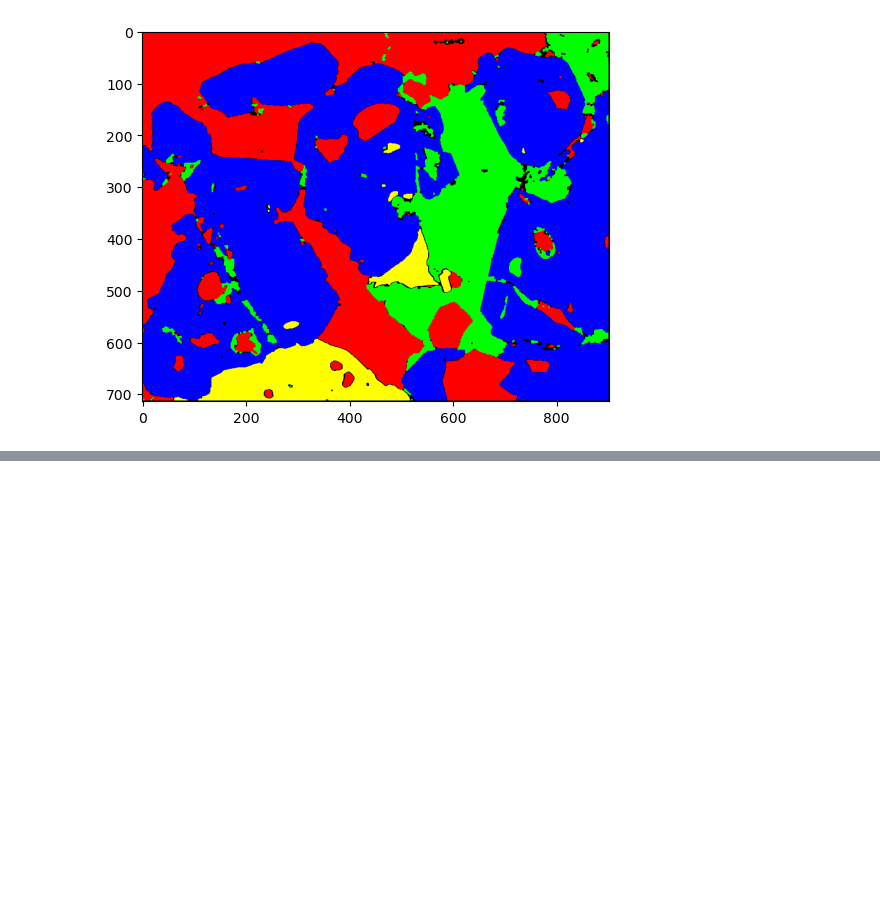
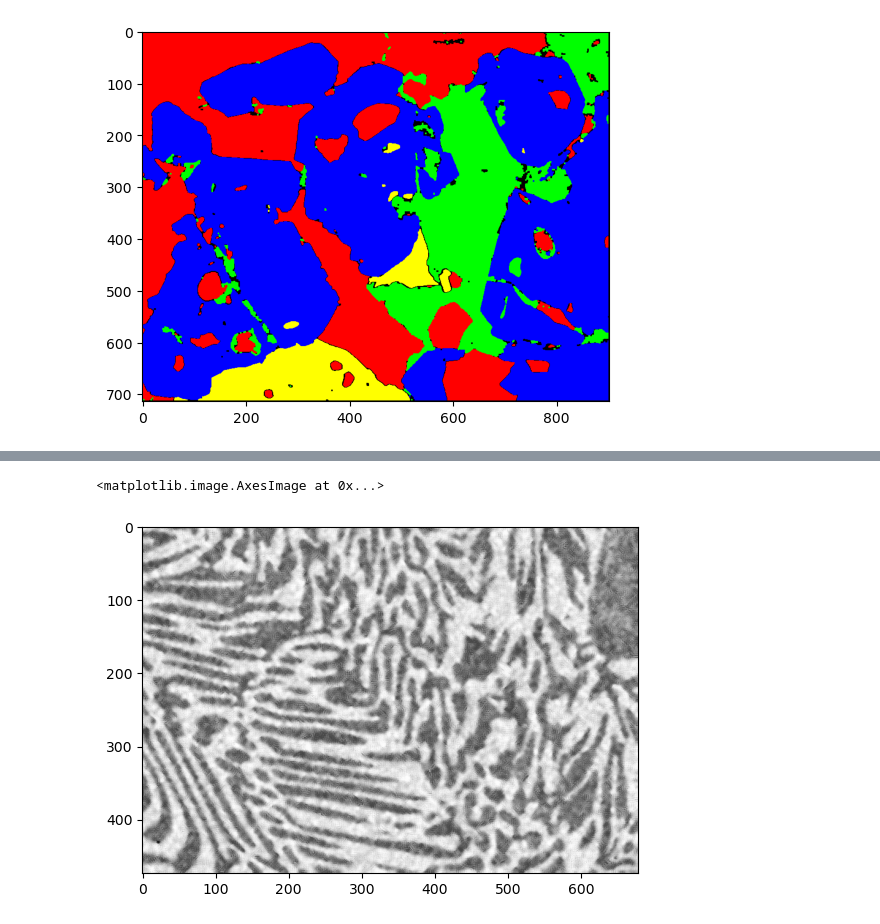
Before and after one commit to SimBoex/nuclei-segmentation, a Jupyter notebook: image-processing/DenoisingFilters.ipynb, the cells around one changed output, grey strips where cells are left out. Cells and saved outputs as stored; diff of their text form; code cells hidden in the pictures; blank space fills up the shorter version.

```diff
--- a/image-processing/DenoisingFilters.ipynb
+++ b/image-processing/DenoisingFilters.ipynb
@@ -315,0 +378,9 @@ plt.imshow(all_segments_cleaned)
+# %%
+from skimage import exposure
+
+# eq_img = exposure.equalize_hist(denoise_img) # tends to be more aggressive
+eq_img = exposure.equalize_adapthist(denoise_img)
+plt.imshow(eq_img, cmap='gray')
+# %% [output]
+<matplotlib.image.AxesImage at 0x...>
+[figure, added]
```
Also changed, not shown: parts of 25 cells of this notebook, 1 other file.
